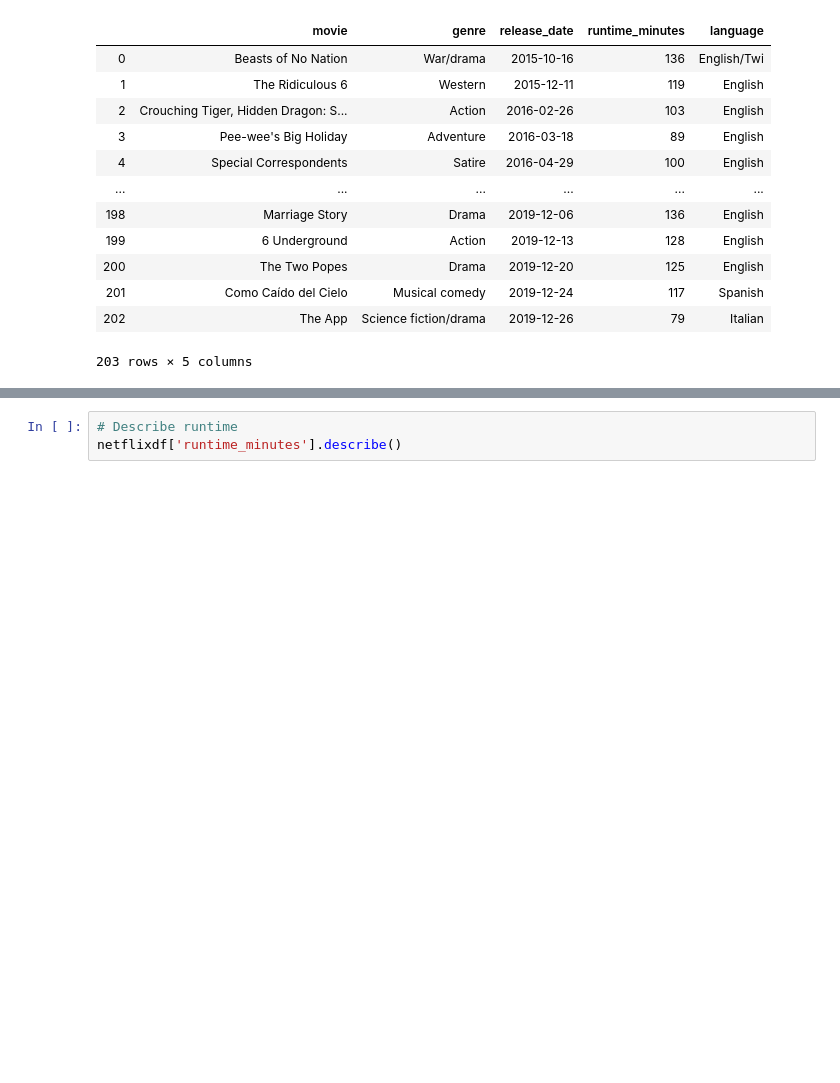
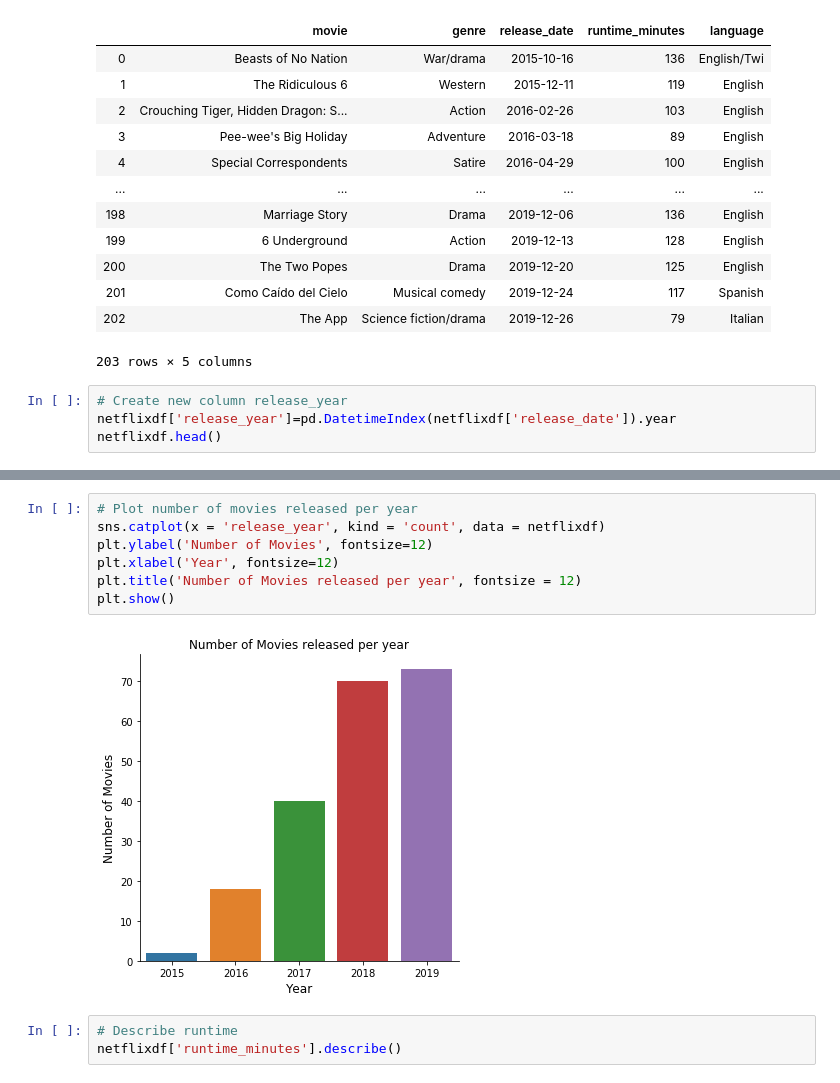
Before and after one commit to nadinezab/making-movies, a Jupyter notebook: Making Movies.ipynb, the cells around one changed output, grey strips where cells are left out. Saved outputs shown, nothing was run; the diff lists cells and outputs as text; blank space fills up the shorter version.

```diff
--- a/Making Movies.ipynb
+++ b/Making Movies.ipynb
@@ -1671,3 +1675,7 @@ netflixdf
 | 201 | Como Caído del Cielo | Musical comedy | 2019-12-24 | 117 | Spanish |
 | 202 | The App | Science fiction/drama | 2019-12-26 | 79 | Italian |
 203 rows × 5 columns
+# %%
+# Create new column release_year
+netflixdf['release_year']=pd.DatetimeIndex(netflixdf['release_date']).year
+netflixdf.head()
@@ -1674,3 +1689,12 @@ netflixdf
+# %%
+# Plot number of movies released per year
+sns.catplot(x = 'release_year', kind = 'count', data = netflixdf)
+plt.ylabel('Number of Movies', fontsize=12)
+plt.xlabel('Year', fontsize=12)
+plt.title('Number of Movies released per year', fontsize = 12)
+plt.show()
+# %% [output]
+[figure, added]
 # %%
 # Describe runtime
 netflixdf['runtime_minutes'].describe()
```
Also changed, not shown: parts of 23 cells of this notebook, 8 other files.
